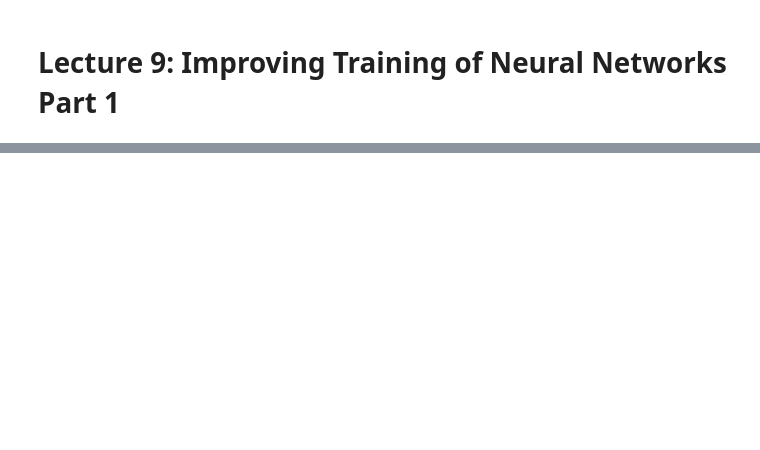
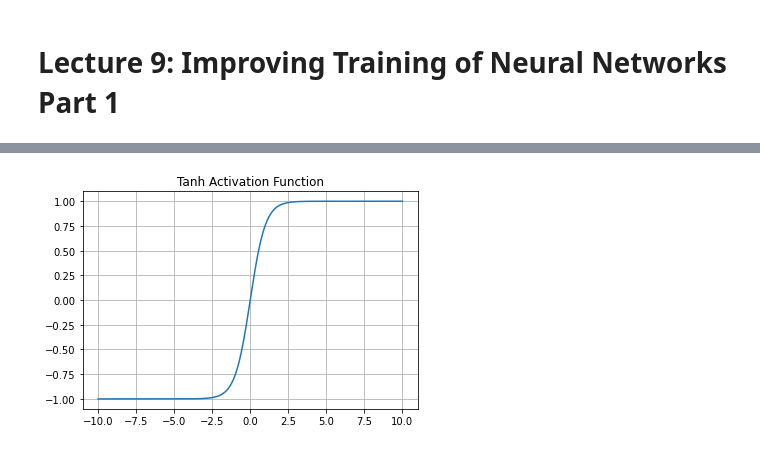
Before and after one commit to DL4CV-NPTEL/Deep-Learning-For-Computer-Vision, a Jupyter notebook: notebooks/Week_4/Week_4_Lecture_9.ipynb, the cells around one changed output, grey strips where cells are left out. Saved outputs shown, nothing was run; the diff lists cells and outputs as text; code cells hidden in the pictures; blank space fills up the shorter version.

```diff
--- a/notebooks/Week_4/Week_4_Lecture_9.ipynb
+++ b/notebooks/Week_4/Week_4_Lecture_9.ipynb
@@ -28,0 +47,7 @@ IPyDisplay.HTML(
+# %%
+activation = torch.nn.Tanh()
+plt.plot(x_points,activation(x_points))
+plt.title('Tanh Activation Function')
+plt.grid()
+# %% [output]
+[figure, added]
```
Also changed, not shown: parts of 10 cells of this notebook.
